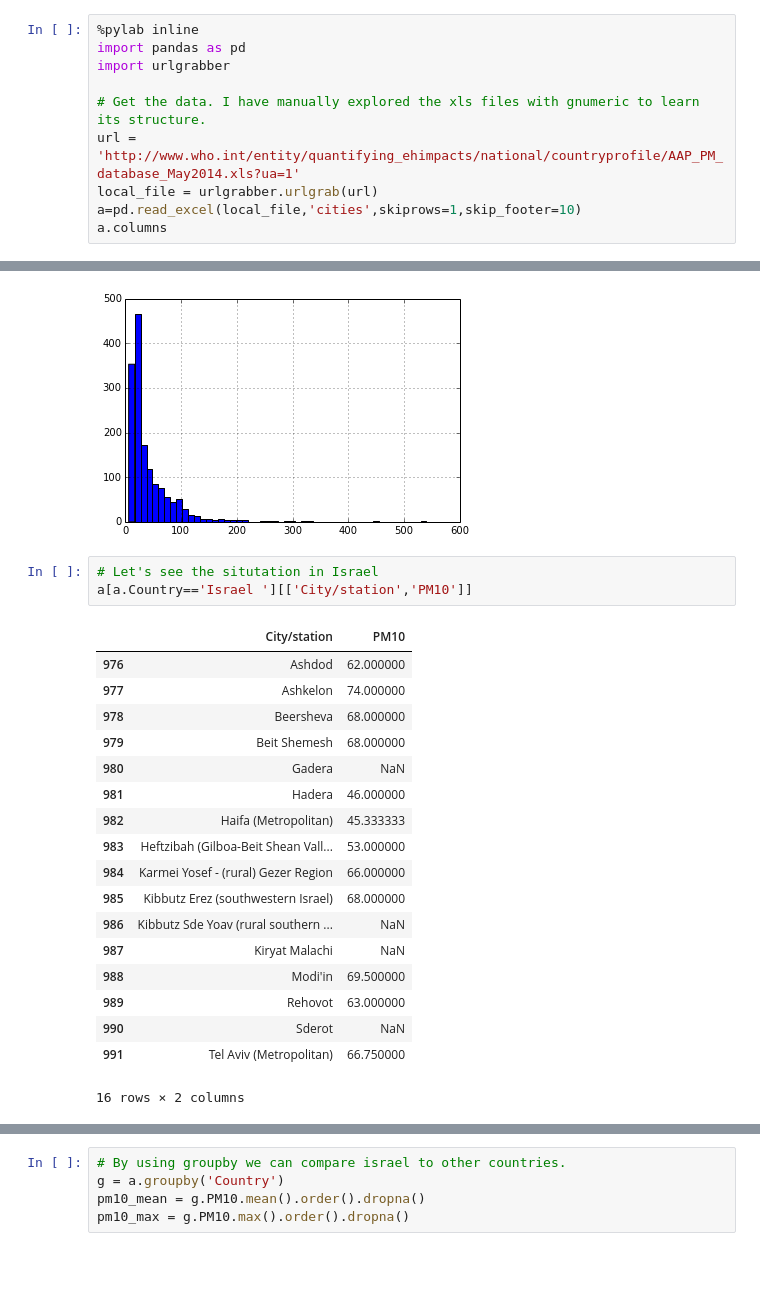
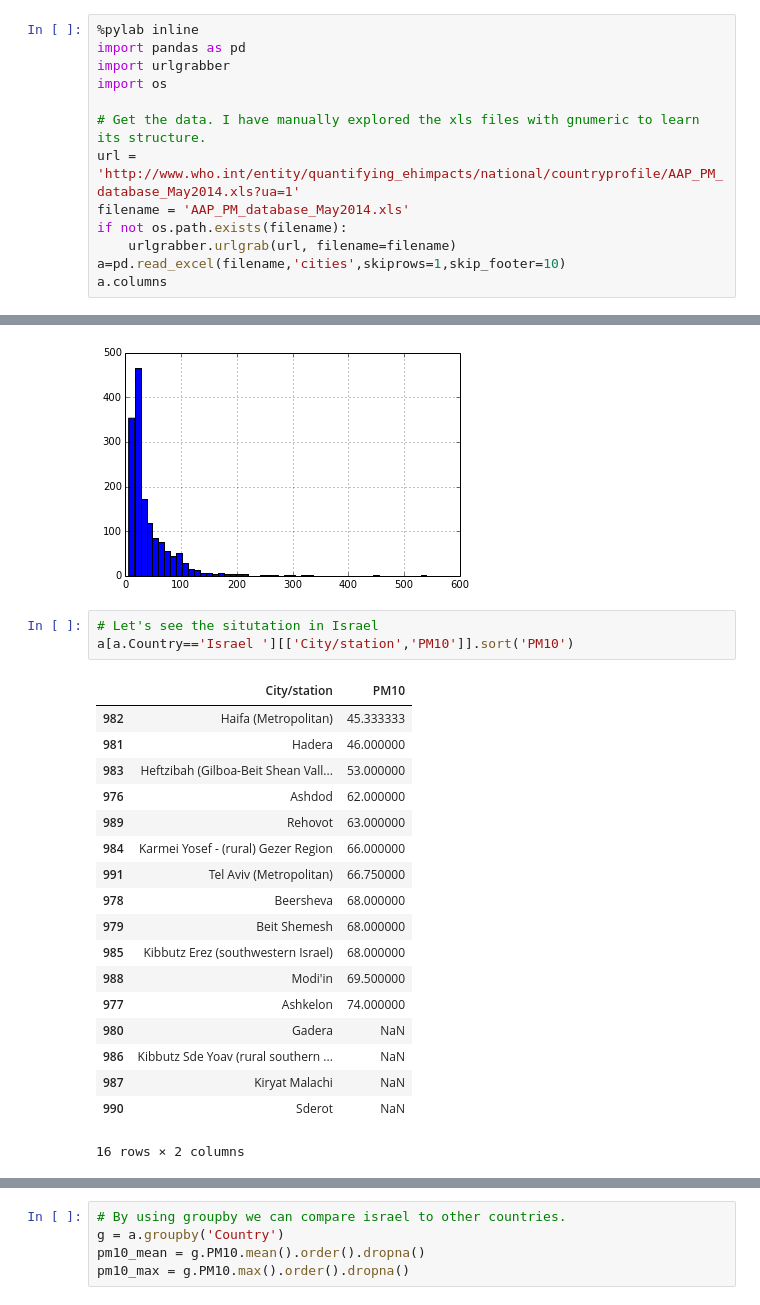
Before and after one commit to dov/dov-ipynb, a Jupyter notebook: Israel air pollution.ipynb, the cells around one changed output, grey strips where cells are left out. Drawn from its saved outputs; the diff is of its cells as text; blank space fills up the shorter version.

```diff
--- a/Israel air pollution.ipynb
+++ b/Israel air pollution.ipynb
@@ -14,11 +14,14 @@ This notebook will explore the raw data with ipython.
 %pylab inline
 import pandas as pd
 import urlgrabber
+import os
 
 # Get the data. I have manually explored the xls files with gnumeric to learn its structure.
 url = 'http://www.who.int/entity/quantifying_ehimpacts/national/countryprofile/AAP_PM_database_May2014.xls?ua=1'
-local_file = urlgrabber.urlgrab(url)
-a=pd.read_excel(local_file,'cities',skiprows=1,skip_footer=10)
+filename = 'AAP_PM_database_May2014.xls'
+if not os.path.exists(filename):
+    urlgrabber.urlgrab(url, filename=filename)
+a=pd.read_excel(filename,'cities',skiprows=1,skip_footer=10)
 a.columns
 # %% [output]
 Populating the interactive namespace from numpy and matplotlib
@@ -49,24 +52,24 @@ pm10.hist(bins=50)
 [figure]
 # %%
 # Let's see the situtation in Israel
-a[a.Country=='Israel '][['City/station','PM10']]
+a[a.Country=='Israel '][['City/station','PM10']].sort('PM10')
 # %% [output]
 |  | City/station | PM10 |
+| 982 | Haifa (Metropolitan) | 45.333333 |
+| 981 | Hadera | 46.000000 |
+| 983 | Heftzibah (Gilboa-Beit Shean Vall... | 53.000000 |
 | 976 | Ashdod | 62.000000 |
-| 977 | Ashkelon | 74.000000 |
+| 989 | Rehovot | 63.000000 |
+| 984 | Karmei Yosef - (rural) Gezer Region | 66.000000 |
+| 991 | Tel Aviv (Metropolitan) | 66.750000 |
 | 978 | Beersheva | 68.000000 |
 | 979 | Beit Shemesh | 68.000000 |
+| 985 | Kibbutz Erez (southwestern Israel) | 68.000000 |
+| 988 | Modi'in | 69.500000 |
+| 977 | Ashkelon | 74.000000 |
 | 980 | Gadera | NaN |
-| 981 | Hadera | 46.000000 |
-| 982 | Haifa (Metropolitan) | 45.333333 |
-| 983 | Heftzibah (Gilboa-Beit Shean Vall... | 53.000000 |
-| 984 | Karmei Yosef - (rural) Gezer Region | 66.000000 |
-| 985 | Kibbutz Erez (southwestern Israel) | 68.000000 |
 | 986 | Kibbutz Sde Yoav (rural southern ... | NaN |
 | 987 | Kiryat Malachi | NaN |
-| 988 | Modi'in | 69.500000 |
-| 989 | Rehovot | 63.000000 |
 | 990 | Sderot | NaN |
-| 991 | Tel Aviv (Metropolitan) | 66.750000 |
 16 rows × 2 columns
 # %%
```
Also changed, not shown: parts of 9 cells of this notebook.
